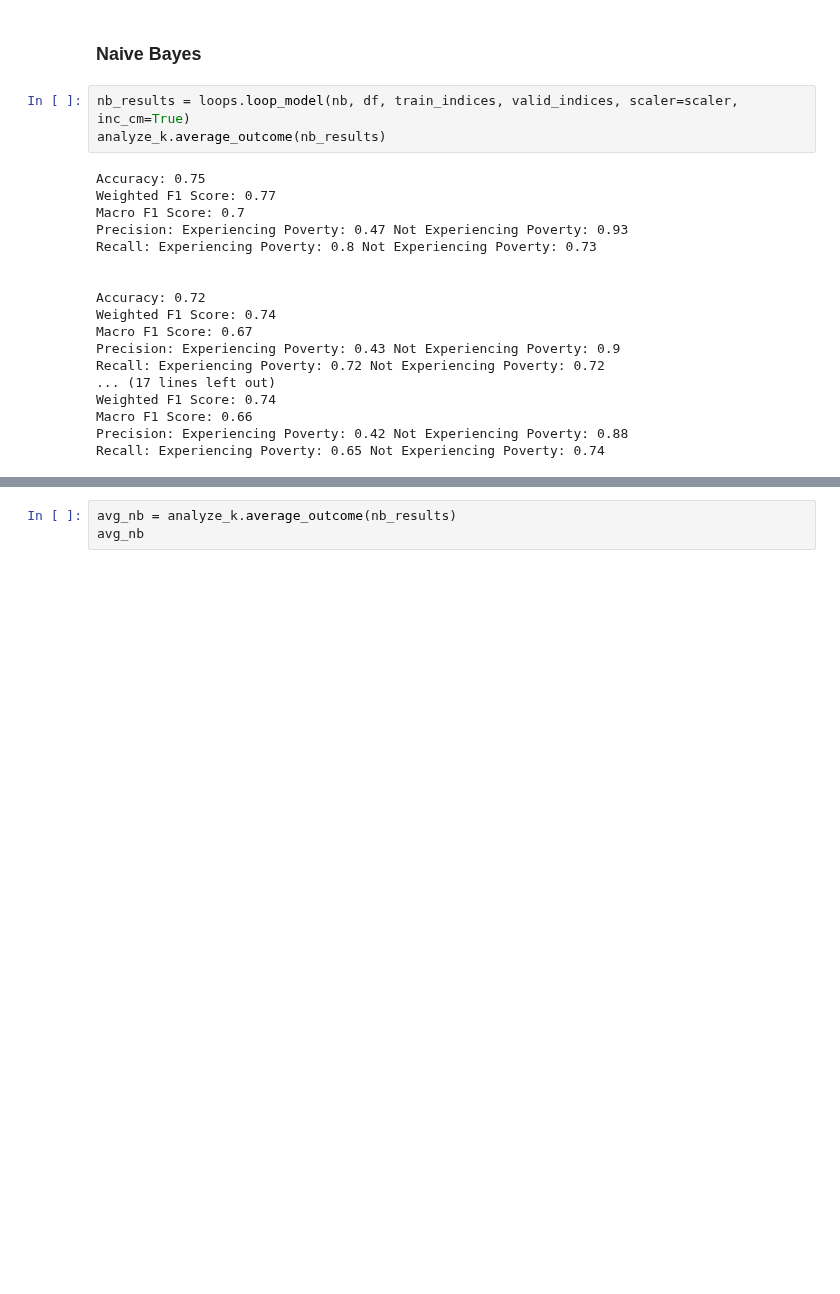
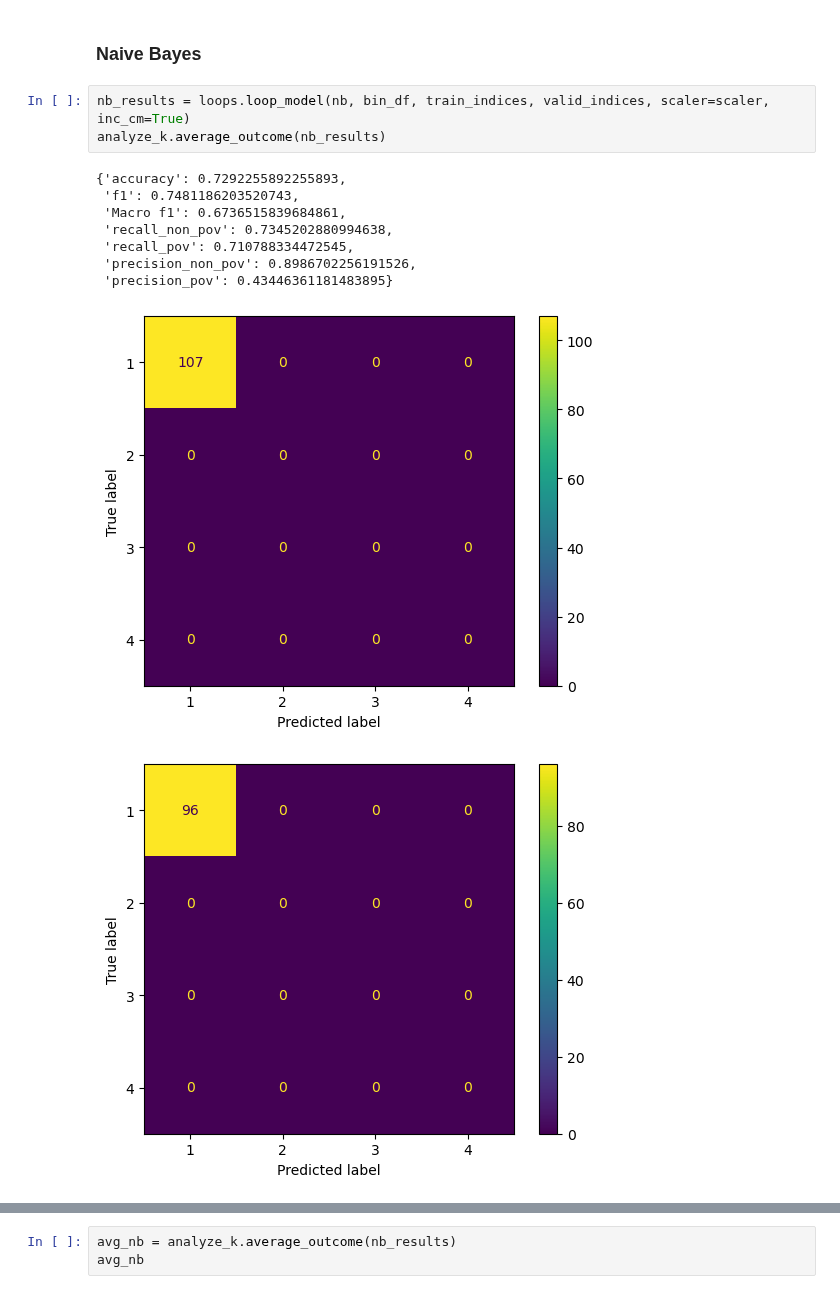
Before and after one commit to andrewjtdunn/Costa-Rican-Household-Poverty-Level-Prediction, a Jupyter notebook: ml_model_testing/Final_Models.ipynb, the cells around one changed output, grey strips where cells are left out. Cells and saved outputs as stored; diff of their text form; blank space fills up the shorter version.

```diff
--- a/ml_model_testing/Final_Models.ipynb
+++ b/ml_model_testing/Final_Models.ipynb
@@ -452,23 +295,15 @@ df['Target'] = df['Target'].replace({1: 1, 2: 1, 3: 0, 4: 0})
 # %% [markdown]
 ### Naive Bayes
 # %%
-nb_results = loops.loop_model(nb, df, train_indices, valid_indices, scaler=scaler, inc_cm=True)
+nb_results = loops.loop_model(nb, bin_df, train_indices, valid_indices, scaler=scaler, inc_cm=True)
 analyze_k.average_outcome(nb_results)
 # %% [output]
-Accuracy: 0.75
-Weighted F1 Score: 0.77
-Macro F1 Score: 0.7
-Precision: Experiencing Poverty: 0.47 Not Experiencing Poverty: 0.93
-Recall: Experiencing Poverty: 0.8 Not Experiencing Poverty: 0.73
-
-
-Accuracy: 0.72
-Weighted F1 Score: 0.74
-Macro F1 Score: 0.67
-Precision: Experiencing Poverty: 0.43 Not Experiencing Poverty: 0.9
-Recall: Experiencing Poverty: 0.72 Not Experiencing Poverty: 0.72
-... (17 lines left out)
-Weighted F1 Score: 0.74
-Macro F1 Score: 0.66
-Precision: Experiencing Poverty: 0.42 Not Experiencing Poverty: 0.88
-Recall: Experiencing Poverty: 0.65 Not Experiencing Poverty: 0.74
+{'accuracy': 0.7292255892255893,
+ 'f1': 0.7481186203520743,
+ 'Macro f1': 0.6736515839684861,
+ 'recall_non_pov': 0.7345202880994638,
+ 'recall_pov': 0.710788334472545,
+ 'precision_non_pov': 0.8986702256191526,
+ 'precision_pov': 0.43446361181483895}
+[figure, added]
+[figure, added]
```
Also changed, not shown: parts of 26 cells of this notebook.
